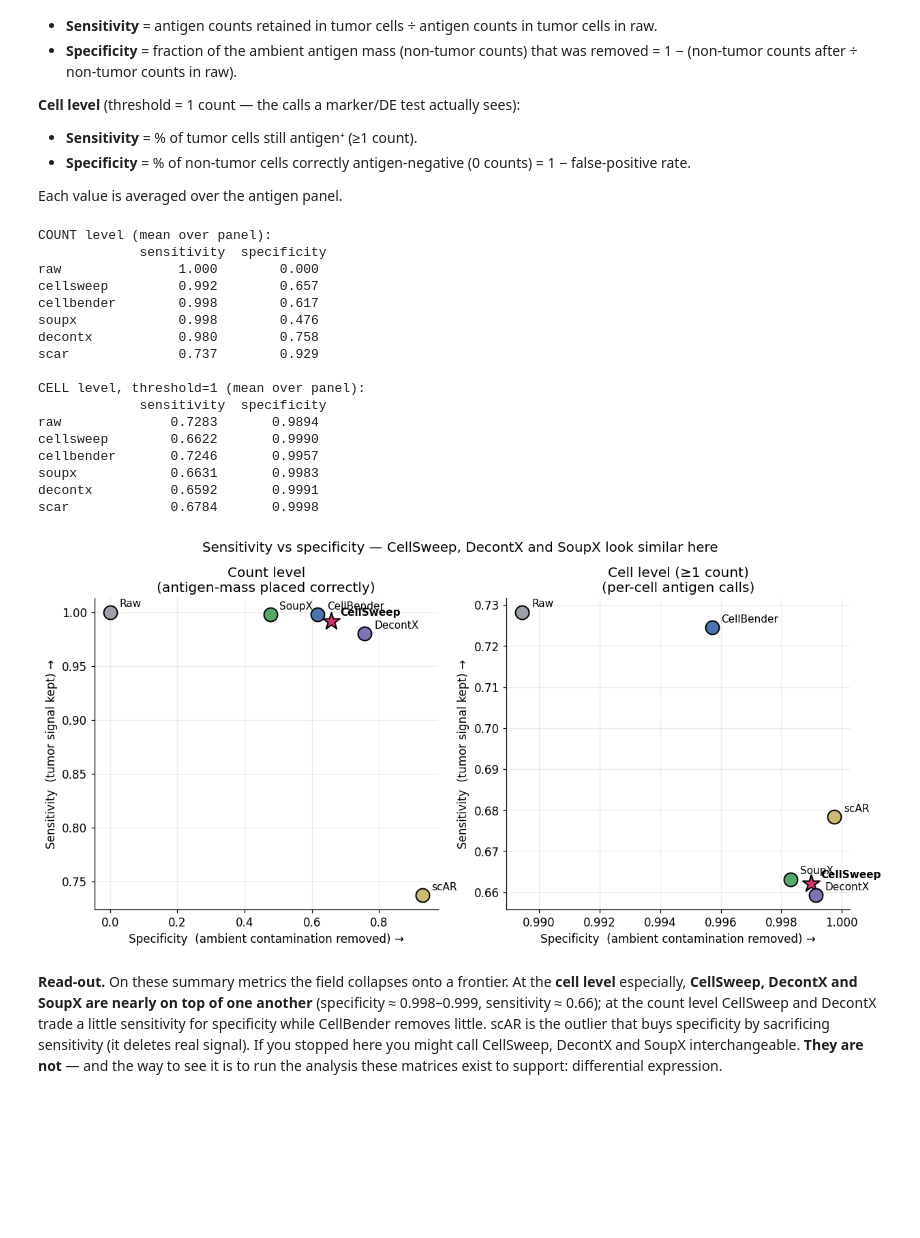
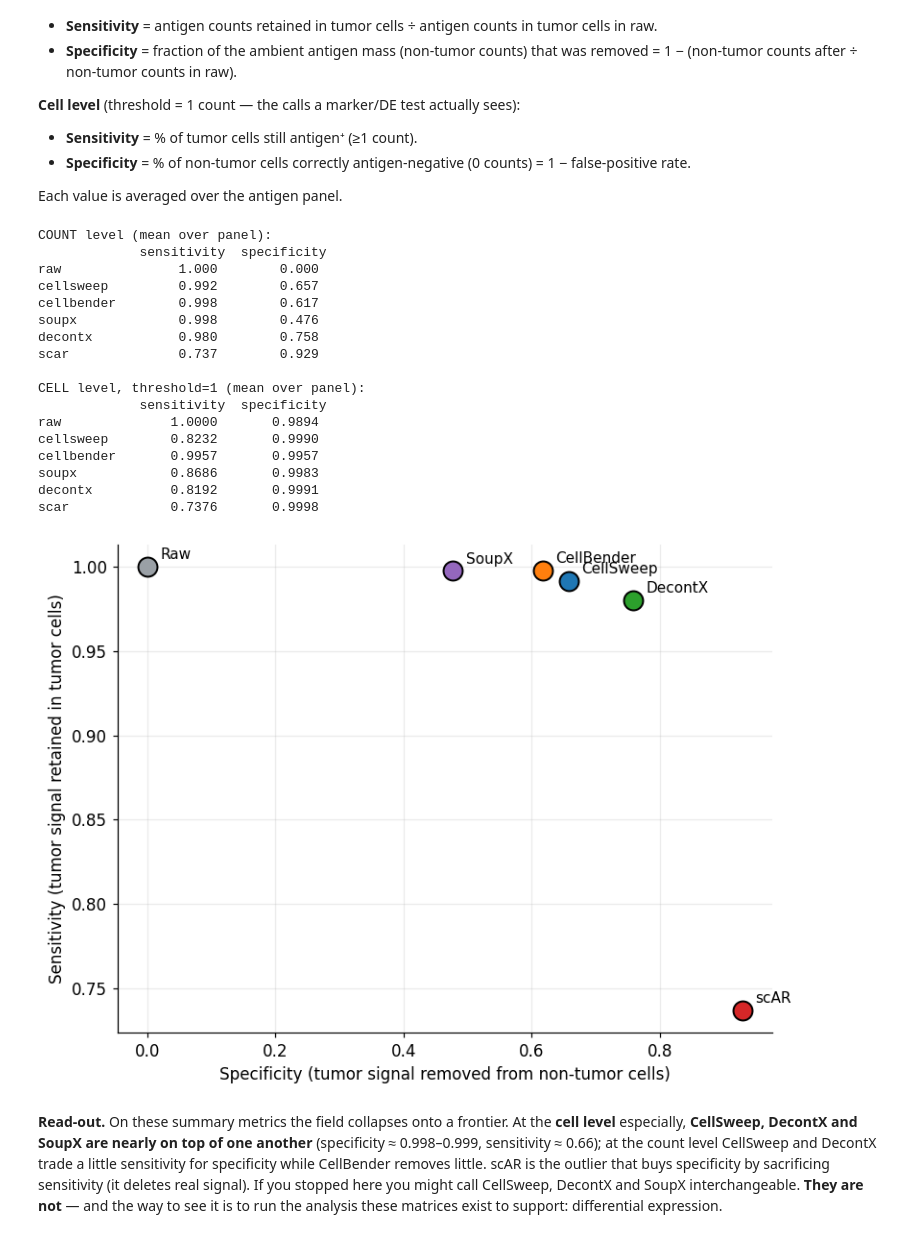
Before and after one commit to pachterlab/cellsweep, a Jupyter notebook: notebooks/melanoma_discovery.ipynb, the cells around one changed output. Saved outputs shown, nothing was run; the diff lists cells and outputs as text; code cells hidden in the pictures; blank space fills up the shorter version.

```diff
--- a/notebooks/melanoma_discovery.ipynb
+++ b/notebooks/melanoma_discovery.ipynb
@@ -26,8 +26,8 @@ os.makedirs(OUT, exist_ok=True)
 TOOL_ORDER = ["raw", "cellsweep", "cellbender", "soupx", "decontx", "scar"]
 TOOL_LABEL = {"raw":"Raw","cellsweep":"CellSweep","cellbender":"CellBender",
               "soupx":"SoupX","decontx":"DecontX","scar":"scAR"}
-TOOL_COLOR = {"raw":"#9aa0a6","cellsweep":"#d6336c","cellbender":"#4C72B0",
-              "soupx":"#55A868","decontx":"#8172B3","scar":"#CCB974"}
+TOOL_COLOR = {"raw":"#9aa0a6","cellsweep":"#1f77b4","cellbender":"#ff7f0e",
+              "soupx":"#9467bd","decontx":"#2ca02c","scar":"#d62728"}
 TOOLS = ["cellsweep","cellbender","soupx","decontx","scar"]
 # %% [markdown]
 ## 1. Assemble an aligned matrix of all five tools
@@ -160,11 +155,15 @@ Treat ambient removal as a detection problem: the antigen *should* be detected i
 
 Each value is averaged over the antigen panel.
 # %%
-def count_sens(X, g): return col(X,g)[tumor].sum() / max(col(a.X,g)[tumor].sum(), 1e-9)
+def count_sens(X, g): return min(1.0, col(X,g)[tumor].sum() / max(col(a.X,g)[tumor].sum(), 1e-9))
 def count_spec(X, g):
     raw_amb = col(a.X,g)[nontumor].sum()
-    return 1 - col(X,g)[nontumor].sum() / raw_amb if raw_amb > 0 else np.nan
-def cell_sens(X, g):  return np.mean(col(X,g)[tumor] >= 1)
+    return max(0.0, 1 - col(X,g)[nontumor].sum() / raw_amb) if raw_amb > 0 else np.nan
+# cell-level sensitivity = of tumor cells truly antigen+ in RAW (ground-truth positives), the
+# fraction still called antigen+ after denoising. Conditioning on raw>=1 is essential: denoising
+# only removes counts, so tumor cells that never expressed the antigen cannot become positive
+# and must not sit in the denominator (that deflated cell-level sensitivity for every tool).
+def cell_sens(X, g): pos = col(a.X,g)[tumor] >= 1; return np.mean((col(X,g)[tumor] >= 1)[pos]) if pos.any() else np.nan
 def cell_spec(X, g):  return np.mean(col(X,g)[nontumor] < 1)
 
 cnt = pd.DataFrame({k: {"sensitivity":np.nanmean([count_sens(X,g) for g in PANEL]),
@@ -185,34 +184,36 @@ scar              0.737        0.929
 
 CELL level, threshold=1 (mean over panel):
              sensitivity  specificity
-raw              0.7283       0.9894
-cellsweep        0.6622       0.9990
-cellbender       0.7246       0.9957
-soupx            0.6631       0.9983
-decontx          0.6592       0.9991
-scar             0.6784       0.9998
+raw              1.0000       0.9894
+cellsweep        0.8232       0.9990
+cellbender       0.9957       0.9957
+soupx            0.8686       0.9983
+decontx          0.8192       0.9991
+scar             0.7376       0.9998
 # %%
 def scatter(ax, df, title, ylim=None, xlim=None):
     for k in TOOL_ORDER:
         ax.scatter(df.loc[k,"specificity"], df.loc[k,"sensitivity"],
-                   s=300 if k=="cellsweep" else 170, color=TOOL_COLOR[k], edgecolor="k", lw=1.3,
-                   marker="*" if k=="cellsweep" else "o", zorder=3)
+                   s=170, color=TOOL_COLOR[k], edgecolor="k", lw=1.3,
+                   marker="o", zorder=3)
         ax.annotate(TOOL_LABEL[k], (df.loc[k,"specificity"], df.loc[k,"sensitivity"]),
                     textcoords="offset points", xytext=(9,5),
-                    fontweight="bold" if k=="cellsweep" else "normal", fontsize=10)
-    ax.set_xlabel("Specificity  (ambient contamination removed) →")
-    ax.set_ylabel("Sensitivity  (tumor signal kept) →")
+                    fontweight="normal", fontsize=10)
+    ax.set_xlabel("Specificity (tumor signal removed from non-tumor cells)")
+    ax.set_ylabel("Sensitivity (tumor signal retained in tumor cells)")
     ax.set_title(title); ax.grid(alpha=.25)
     if ylim: ax.set_ylim(*ylim)
     if xlim: ax.set_xlim(*xlim)
 
-fig, axes = plt.subplots(1, 2, figsize=(13, 5.4))
-scatter(axes[0], cnt, "Count level\n(antigen-mass placed correctly)")
-scatter(axes[1], cel, "Cell level (≥1 count)\n(per-cell antigen calls)")
-fig.suptitle("Sensitivity vs specificity — CellSweep, DecontX and SoupX look similar here", y=1.02, fontsize=13)
+# just make scatter(axes[0], cnt, "Count level\n(antigen-mass placed correctly)") as a single plot
+fig, ax = plt.subplots(figsize=(8, 6))
+scatter(ax, cnt, None)
+
+# scatter(axes[1], cel, "Cell level (≥1 count)\n(per-cell antigen calls)")
+# fig.suptitle("Sensitivity vs specificity — CellSweep, DecontX and SoupX look similar here", y=1.02, fontsize=13)
 plt.savefig(f"{OUT}/fig3_sensitivity_specificity_scatters.png"); plt.show()
 # %% [output]
-[figure, old version]
+[figure, new version]
 # %% [markdown]
 **Read‑out.** On these summary metrics the field collapses onto a frontier. At the **cell level** especially, **CellSweep, DecontX and SoupX are nearly on top of one another** (specificity ≈ 0.998–0.999, sensitivity ≈ 0.66); at the count level CellSweep and DecontX trade a little sensitivity for specificity while CellBender removes little. scAR is the outlier that buys specificity by sacrificing sensitivity (it deletes real signal). If you stopped here you might call CellSweep, DecontX and SoupX interchangeable. **They are not** — and the way to see it is to run the analysis these matrices exist to support: differential expression.
 # %%
```
Also changed, not shown: parts of 13 cells of this notebook, 6 other files.
